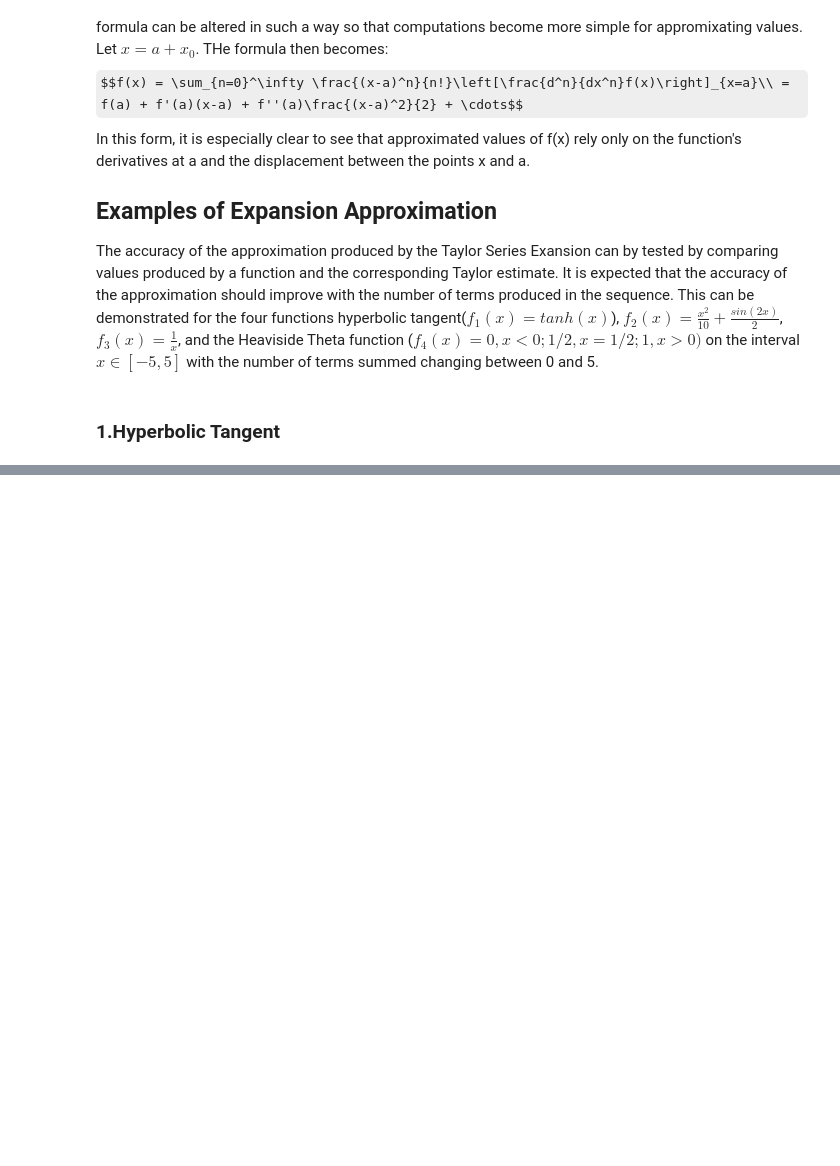
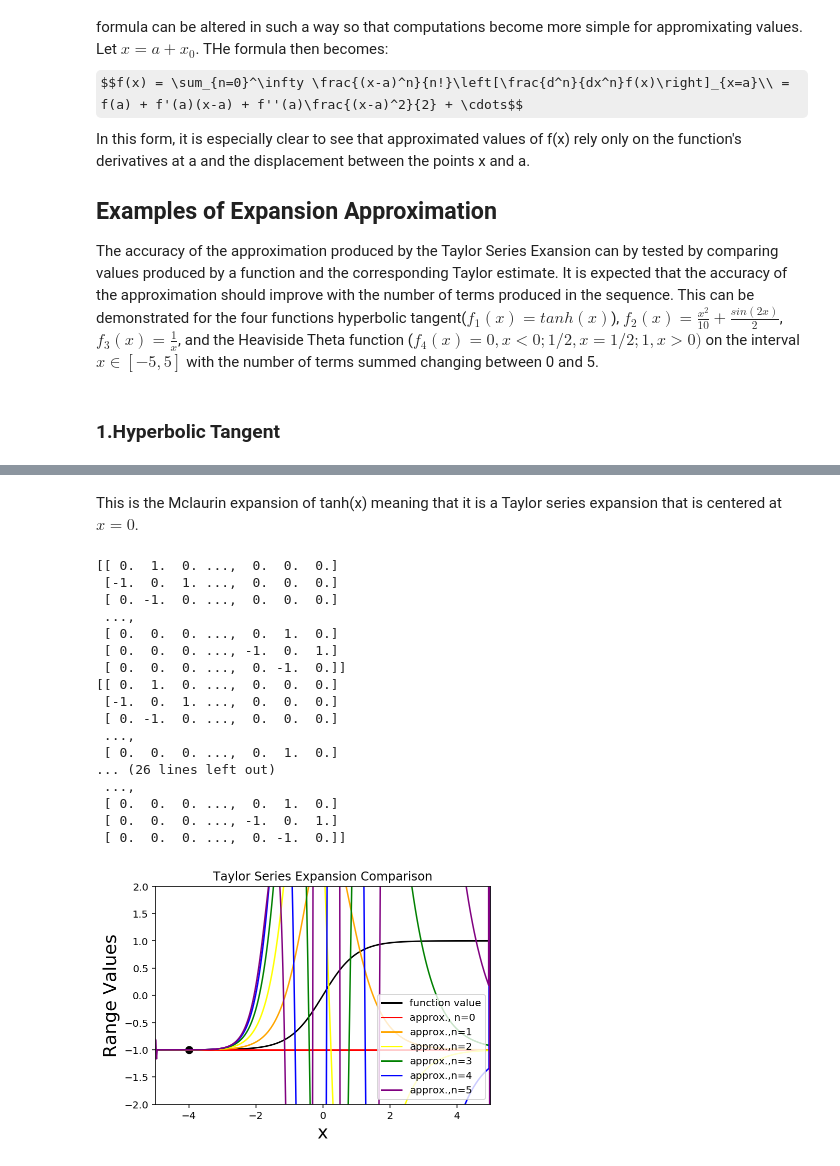
Before and after one commit to chapman-phys220-2018s/cw-07-phys220, a Jupyter notebook: taylor.ipynb, the cells around one changed output, grey strips where cells are left out. Drawn from its saved outputs; the diff is of its cells as text; code cells hidden in the pictures; some formulas as TeX source; blank space fills up the shorter version.

```diff
--- a/taylor.ipynb
+++ b/taylor.ipynb
@@ -26 +47,24 @@ x = np.linspace(-5,5,1000)
+# %% [markdown]
+This is the Mclaurin expansion of tanh(x) meaning that it is a Taylor series expansion that is centered at $x=0$.
+# %%
+ta.plots(x,ta.tanh,100,"Tanh(x) Expansion")
+# %% [output]
+[[ 0.  1.  0. ...,  0.  0.  0.]
+ [-1.  0.  1. ...,  0.  0.  0.]
+ [ 0. -1.  0. ...,  0.  0.  0.]
+ ...,
+ [ 0.  0.  0. ...,  0.  1.  0.]
+ [ 0.  0.  0. ..., -1.  0.  1.]
+ [ 0.  0.  0. ...,  0. -1.  0.]]
+[[ 0.  1.  0. ...,  0.  0.  0.]
+ [-1.  0.  1. ...,  0.  0.  0.]
+ [ 0. -1.  0. ...,  0.  0.  0.]
+ ...,
+ [ 0.  0.  0. ...,  0.  1.  0.]
+... (26 lines left out)
+ ...,
+ [ 0.  0.  0. ...,  0.  1.  0.]
+ [ 0.  0.  0. ..., -1.  0.  1.]
+ [ 0.  0.  0. ...,  0. -1.  0.]]
+[figure, added]
 # %%
```
Also changed, not shown: parts of 20 cells of this notebook.
